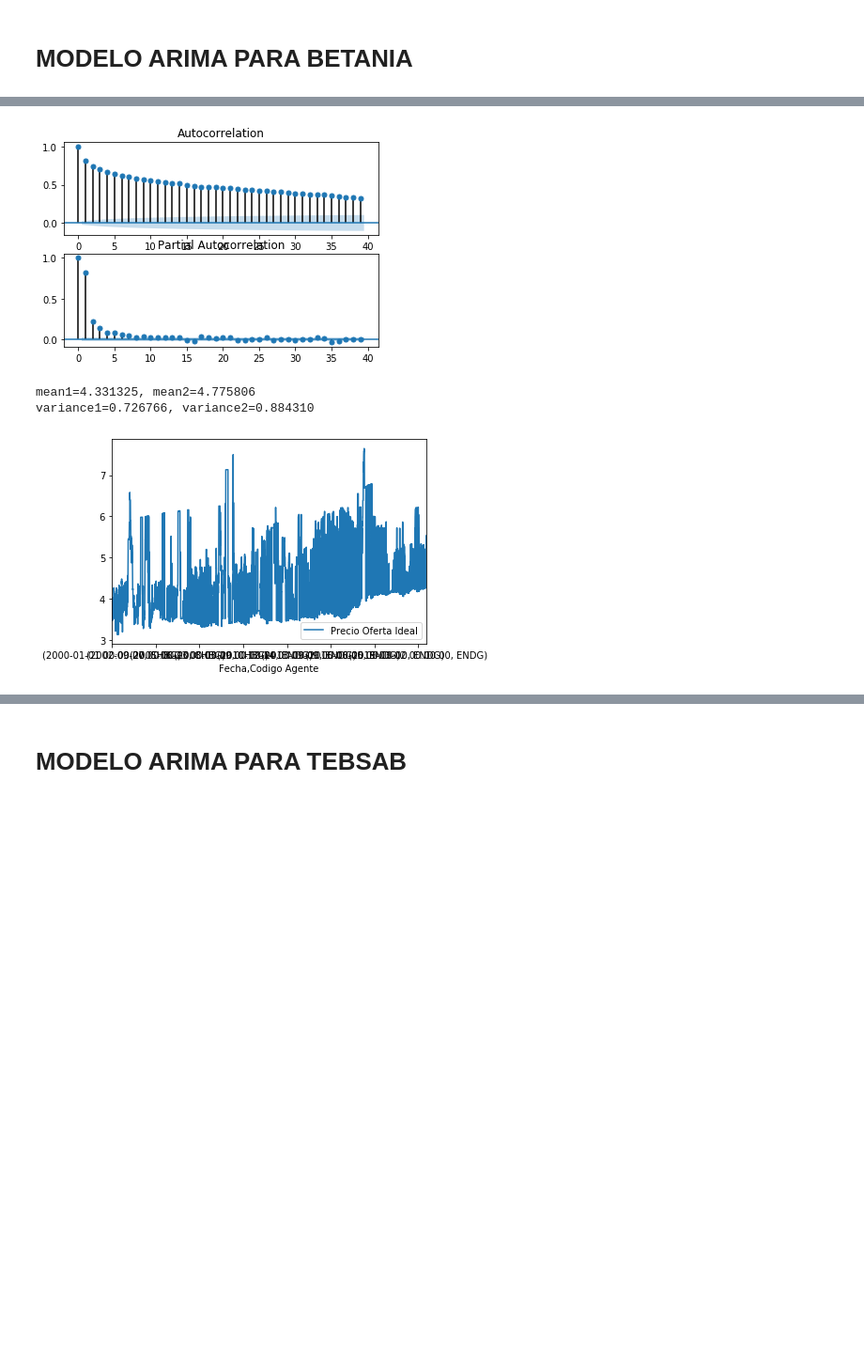
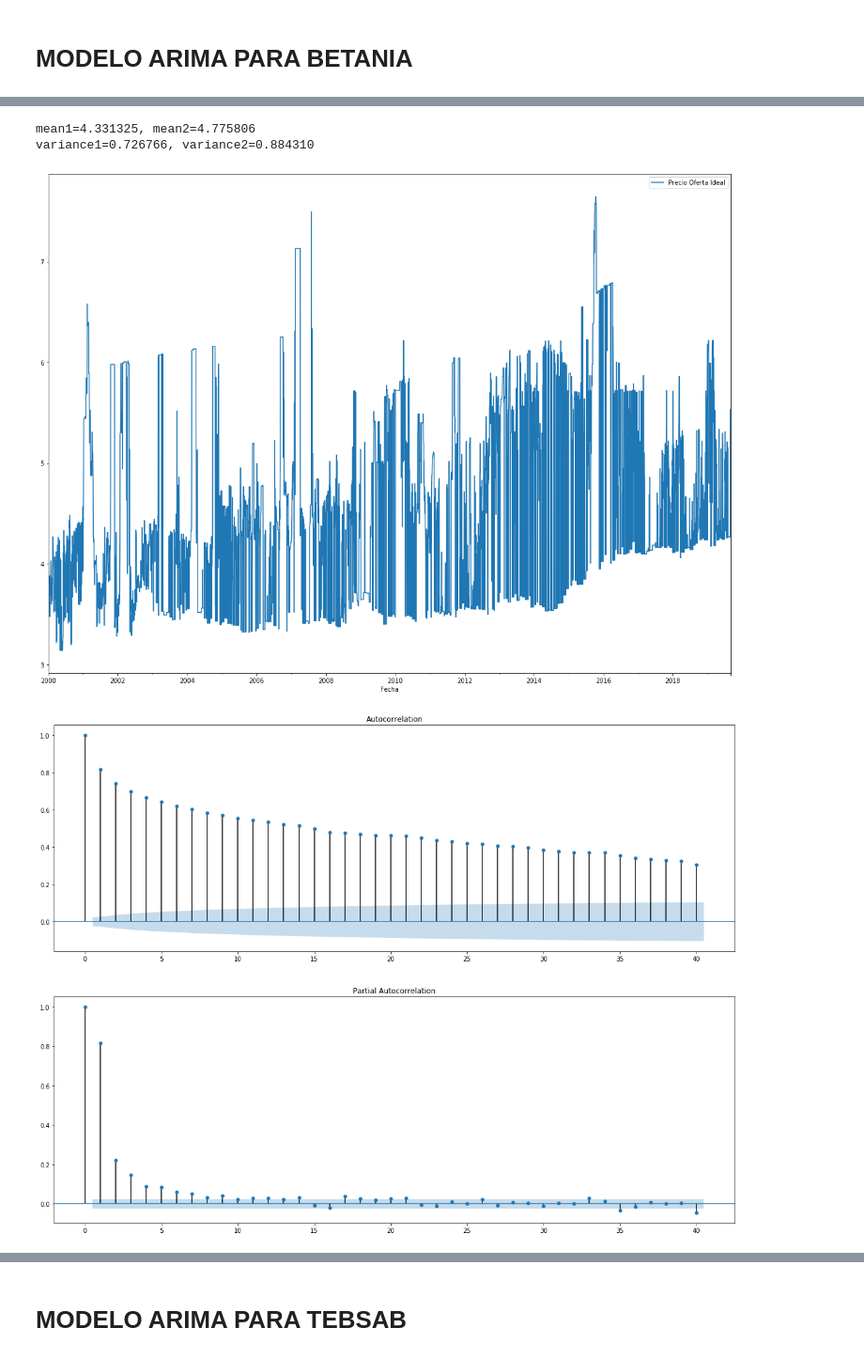
Before and after one commit to Vamarinpe/PAE, a Jupyter notebook: CodRecurso.ipynb, the cells around one changed output, grey strips where cells are left out. Shown at 94% size. Drawn from its saved outputs; the diff is of its cells as text; code cells hidden in the pictures; blank space fills up the shorter version.

```diff
--- a/CodRecurso.ipynb
+++ b/CodRecurso.ipynb
@@ -213,21 +214,21 @@ Index(['AGUA', 'AGUA', 'AGUA', 'AGUA', 'AGUA', 'AGUA', 'AGUA', 'AGUA', 'GAS',
 # MODELO ARIMA PARA BETANIA
 # %%
 # SERIE NORMAL
-from statsmodels.graphics.tsaplots import plot_acf
-from statsmodels.graphics.tsaplots import plot_pacf
-from matplotlib import pyplot
-%matplotlib inline
 
+from scipy import stats
+import statsmodels.api as sm
+from statsmodels.graphics.api import qqplot
+
+plt.rcParams["figure.figsize"] = (20,15)
 M1Betania=Datos.xs('BETANIA',level='Recurso')                # Quita las ultimas 718 (6465)
+M1Betania=M1Betania.reset_index(level=['Codigo Agente']).drop('Codigo Agente', 1)
+M1Betania.plot()
 
-pyplot.figure()
-pyplot.subplot(211)
-plot_acf(M1Betania, ax=pyplot.gca())
-pyplot.subplot(212)
-plot_pacf(M1Betania, ax=pyplot.gca())
-pyplot.show()
-
-M1Betania.plot()
+fig = plt.figure(figsize=(20,15))
+ax1 = fig.add_subplot(211)
+fig = sm.graphics.tsa.plot_acf(M1Betania.values.squeeze(), lags=40, ax=ax1)
+ax2 = fig.add_subplot(212)
+fig = sm.graphics.tsa.plot_pacf(M1Betania, lags=40, ax=ax2)
 
 X = M1Betania['Precio Oferta Ideal'].values
 split = len(X)/2
@@ -238,7 +239,6 @@ var1, var2 = X1.var(), X2.var()
 print('mean1=%f, mean2=%f' % (mean1, mean2))
 print('variance1=%f, variance2=%f' % (var1, var2))
 
-
 #from statsmodels.tsa.seasonal import seasonal_decompose
 #result = seasonal_decompose(prueba, model='multiplicative', freq=365)
 #result.plot()
@@ -251,33 +251,28 @@ variance1=35631.679756, variance2=48755.339585
 # %%
 # TRANSFORMACION LOGARITMO PARA ESTABILIZAR VARIANZA
-from statsmodels.graphics.tsaplots import plot_acf
-from statsmodels.graphics.tsaplots import plot_pacf
-from matplotlib import pyplot
 
 M1BetaniaLog=np.log(M1Betania)
+M1BetaniaLog.plot()
 
-pyplot.figure()
-pyplot.subplot(211)
-plot_acf(M1BetaniaLog, ax=pyplot.gca())
-pyplot.subplot(212)
-plot_pacf(M1BetaniaLog, ax=pyplot.gca())
-pyplot.show()
-
-M1BetaniaLog.plot()
+fig = plt.figure(figsize=(20,15))
+ax1 = fig.add_subplot(211)
+fig = sm.graphics.tsa.plot_acf(M1BetaniaLog.values.squeeze(), lags=40, ax=ax1)
+ax2 = fig.add_subplot(212)
+fig = sm.graphics.tsa.plot_pacf(M1BetaniaLog, lags=40, ax=ax2)
 
 X = M1BetaniaLog['Precio Oferta Ideal'].values
 split = len(X)/2
 X1=X[0:3233]
 X2=X[3233:]
 mean1, mean2 = X1.mean(), X2.mean()
 var1, var2 = X1.var(), X2.var()
 print('mean1=%f, mean2=%f' % (mean1, mean2))
 print('variance1=%f, variance2=%f' % (var1, var2))
 # %% [output]
+mean1=4.331325, mean2=4.775806
+variance1=0.726766, variance2=0.884310
-[figure, old version]
+[figure, new version]
-mean1=4.331325, mean2=4.775806
-variance1=0.726766, variance2=0.884310
-[figure, old version]
+[figure, new version]
 # %%
 # PRIMERA DIFERENCIACIÓN PARA VOLVER ESTACIONAL
 M1BetaniaLogDif=M1BetaniaLog.diff()
```
Also changed, not shown: parts of 22 cells of this notebook.
